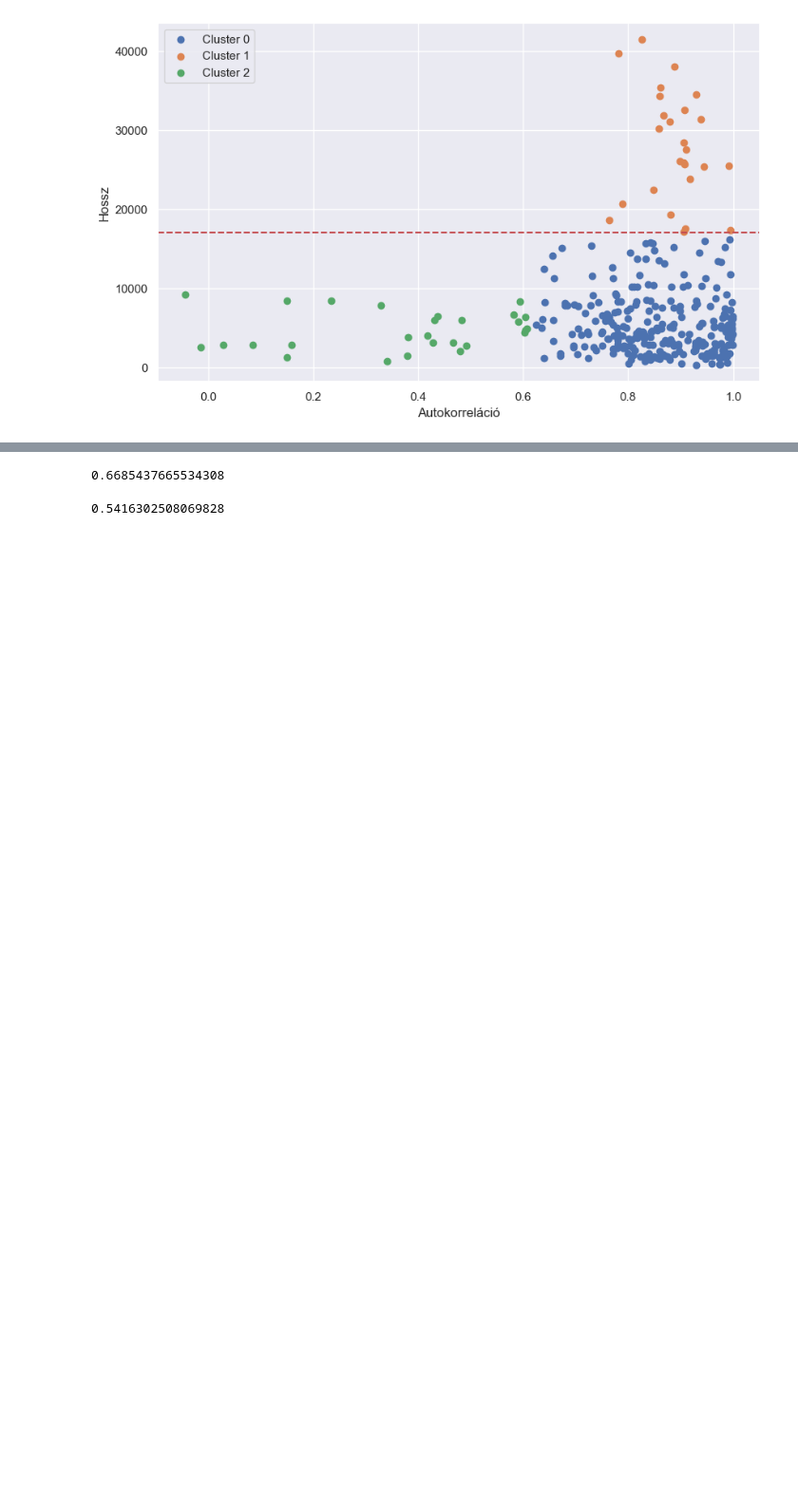
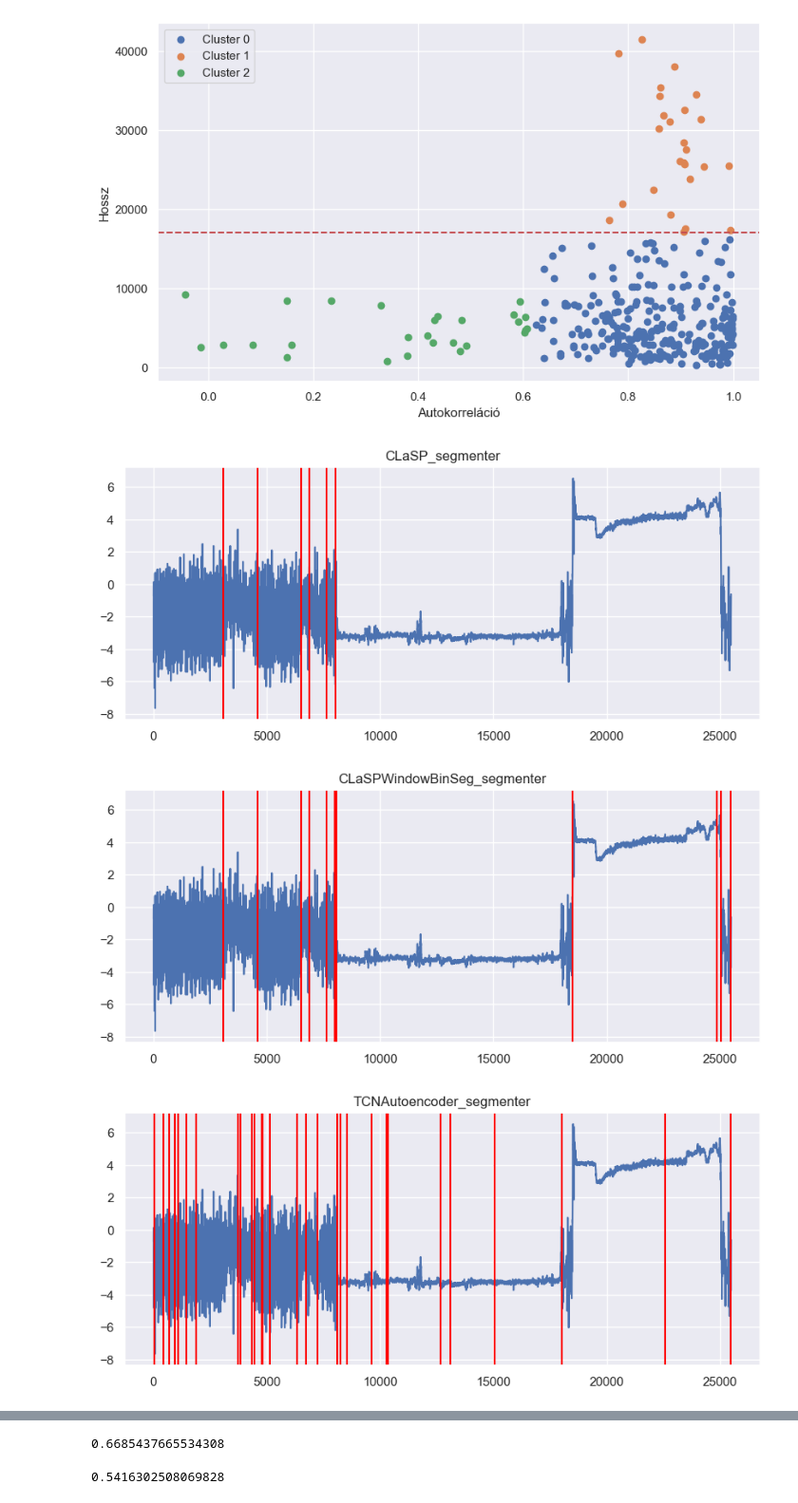
Before and after one commit to czotterbenedek/time-series-ensemble-segmentation, a Jupyter notebook: onlab_tfb4fy.ipynb, the cells around one changed output, grey strips where cells are left out. Shown at 95% size. Drawn from its saved outputs; the diff is of its cells as text; code cells hidden in the pictures; blank space fills up the shorter version.

```diff
--- a/onlab_tfb4fy.ipynb
+++ b/onlab_tfb4fy.ipynb
@@ -337,7 +337,7 @@ def rolling_window_error(reconstruction_error, window_size, threshold_factor):
 
 
 
-def TCNAutoencoder_segmenter(signal, epochs=350, window_size=50, threshold_factor=4.0):
+def TCNAutoencoder_segmenter(signal, epochs=380, window_size=50, threshold_factor=4.0):
     torch.manual_seed(42)
     device = torch.device("cuda" if torch.cuda.is_available() else "cpu")
 
@@ -364,7 +364,7 @@ def TCNAutoencoder_segmenter(signal, epochs=350, window_size=50, threshold_facto
     reconstructed_signal = output.squeeze().cpu().detach().numpy()
     original_signal = signal.squeeze().cpu().detach().numpy()
 
-    # Plot results
+    #Plot results
     # plt.figure(figsize=(10, 4))
     # plt.plot(original_signal, label="Original Signal")
     # plt.plot(reconstruction_error, label="Reconstruction Error", color='orange')
@@ -849,20 +843,24 @@ all_in_one_timeseries_cluster2 = all_in_one_timeseries[all_in_one_timeseries['cl
 # %%
 algos = [CLaSP_segmenter, CLaSPWindowBinSeg_segmenter, TCNAutoencoder_segmenter, binseg_segmenter, bottomup_segmenter, window_segmenter]
 algo_names = ["CLaSP_segmenter", "CLaSPWindowBinSeg_segmenter", "TCNAutoencoder_segmenter", "binseg_segmenter", "bottomup_segmenter", "window_segmenter"]
 
 #ts = tssb_cluster0.loc[1, 'time_series']
 #ts =tssb_cluster1.loc[0, 'time_series']
 #ts = tssb_cluster2.loc[0, 'time_series']
 
 #ts = has_cluster0.loc[1, 'time_series']
 # ts =has_cluster1.loc[2, 'time_series']
 #ts = has_cluster2.loc[0, 'time_series']
 #ts = has_cluster3.loc[0, 'time_series']
 
 #ts = all_in_one_timeseries_cluster0.loc[0, 'time_series']
-ts = all_in_one_timeseries_cluster1.loc[1, 'time_series']
+ts = all_in_one_timeseries_cluster1.loc[3, 'time_series']
 #ts = all_in_one_timeseries_cluster2.loc[0, 'time_series']
 
 for algo, algo_name in zip(algos, algo_names):
     cps = algo(ts)
     plot_changepoints_on_ts(ts, cps, algo_name)
+# %% [output]
+[figure, added]
+[figure, added]
+[figure, added]
```
Also changed, not shown: parts of 6 cells of this notebook.
